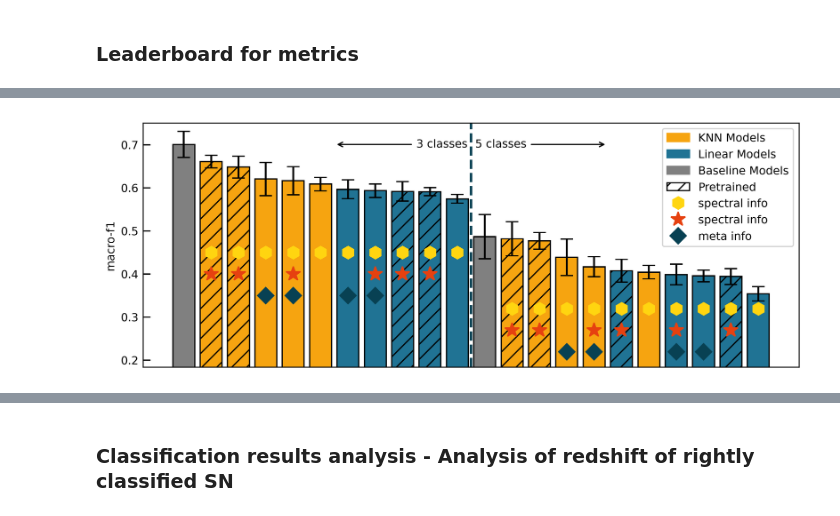
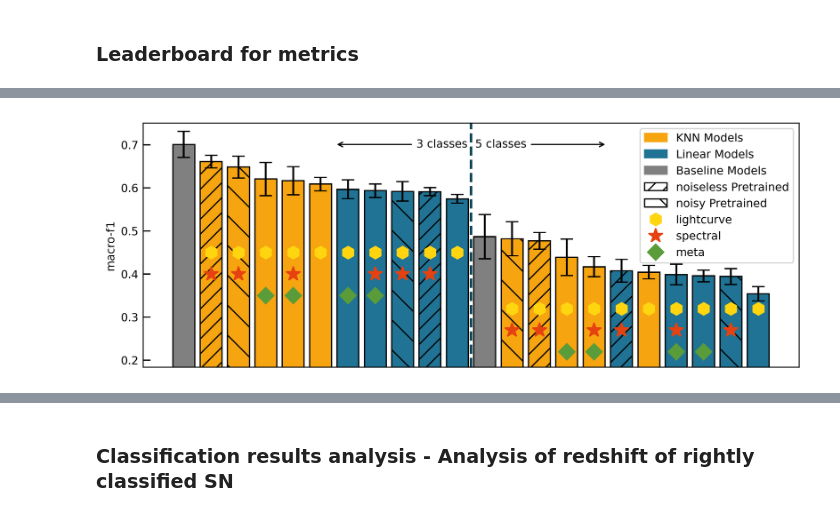
Before and after one commit to ThomasHelfer/multimodal-supernovae, a Jupyter notebook: plot_data.ipynb, the cells around one changed output, grey strips where cells are left out. Drawn from its saved outputs; the diff is of its cells as text; code cells hidden in the pictures.

```diff
--- a/plot_data.ipynb
+++ b/plot_data.ipynb
@@ -357,7 +357,7 @@ KNNColor = "#f6a410"
 LinearColor = "#207394"
 LightcurveColor = "#ffd510"
 SpectralColor = "#e64110"
-MetaColor = "#084153"
+MetaColor = "#5a9c39"
 divisionLine = "#084153"
 
 colors = [
@@ -365,7 +365,8 @@ colors = [
     for model in lc_class_mean["Model"]
 ]
 hatches = [
-    "//" if "nois" in model else "" for model in lc_class_mean["Model"]
+    "//" if "noiseless" in model else "\\" if "noisy" in model else ""
+    for model in lc_class_mean["Model"]
 ]  # hatching for 'nois'
 
 plt.figure(figsize=(8, 3), dpi=300)
@@ -385,13 +386,13 @@ minhight = min(lc_class_mean[variable_name]) - 0.17
 # Place a gold diamond marker in the middle of bars for 'meta' models
 for bar, model in zip(bars, lc_class_mean["Model"]):
     if "three" in model or "3way" in model:
-        hight = 0.4
+        height = 0.4
     else:
-        hight = 0.27
+        height = 0.27
     if "f1" not in model:
         plt.plot(
             bar.get_x() + bar.get_width() / 2.0,
-            hight + 0.05,
+            height + 0.05,
             "h",
             color=LightcurveColor,
             markersize=10,
@@ -399,7 +400,7 @@ for bar, model in zip(bars, lc_class_mean["Model"]):
     if "sp" in model or "nois" in model:
         plt.plot(
             bar.get_x() + bar.get_width() / 2.0,
-            hight,
+            height,
             "*",
             color=SpectralColor,
             markersize=12,
@@ -407,7 +408,7 @@ for bar, model in zip(bars, lc_class_mean["Model"]):
     if "meta" in model:
         plt.plot(
             bar.get_x() + bar.get_width() / 2.0,
-            hight - 0.05,
+            height - 0.05,
             "D",
             color=MetaColor,
             markersize=9,
@@ -444,8 +445,11 @@ plt.annotate(
 red_patch = mpatches.Patch(color=KNNColor, label="KNN Models")
 blue_patch = mpatches.Patch(color=LinearColor, label="Linear Models")
 gray_patch = mpatches.Patch(color="gray", label="Baseline Models")
-nois_hatch_patch = mpatches.Patch(
-    facecolor="white", edgecolor="black", hatch="//", label="Pretrained"
+noisless_hatch_patch = mpatches.Patch(
+    facecolor="white", edgecolor="black", hatch="//", label="noiseless Pretrained"
+)
+noisy_hatch_patch = mpatches.Patch(
+    facecolor="white", edgecolor="black", hatch="\\", label="noisy Pretrained"
 )
 lc_marker = mlines.Line2D(
     [],
@@ -466,35 +470,36 @@ sp_marker = mlines.Line2D(
     label="spectral",
 )
 meta_marker = mlines.Line2D(
     [], [], color=MetaColor, marker="D", linestyle="None", markersize=9, label="meta"
 )
 
 plt.legend(
     handles=[
         red_patch,
         blue_patch,
         gray_patch,
-        nois_hatch_patch,
+        noisless_hatch_patch,
+        noisy_hatch_patch,
         lc_marker,
         sp_marker,
         meta_marker,
     ]
 )
 
 # Set ticks to be inward facing
 plt.tick_params(axis="both", which="both", direction="in", length=6, width=1)
 
 
 plt.ylim([minhight, maxhight])
 # plt.xlabel("Model")
 plt.ylabel("macro-f1")
 # plt.title(f"{variable_name} for lightcurve classifcation")
 plt.xticks(rotation=45, ha="right")
 plt.xticks([])
 plt.tight_layout()
 plt.savefig("overview-f1.pdf")
 # %% [output]
-[figure, old version]
+[figure, new version]
 # %%
 # Leaderboard in different metrics for classifications
 # ========================
```
Also changed, not shown: parts of 17 cells of this notebook.
